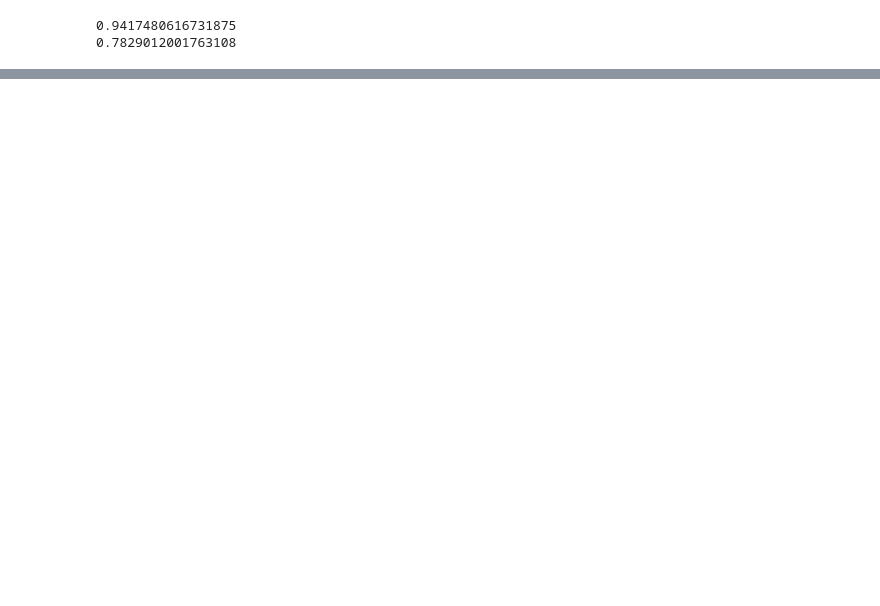
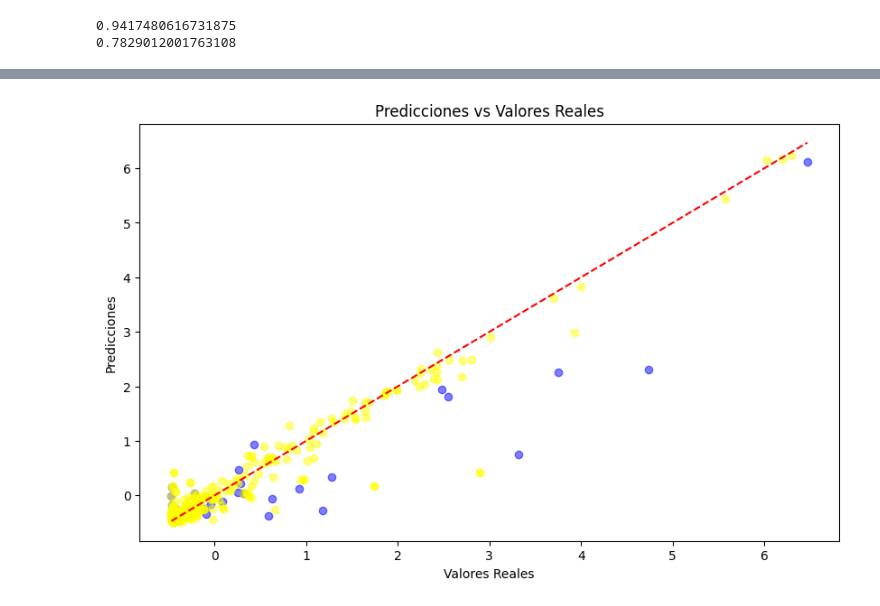
Before and after one commit to SantiMiquel/FantasyRegression, a Jupyter notebook: fantasy.ipynb, the cells around one changed output, grey strips where cells are left out. Drawn from its saved outputs; the diff is of its cells as text; code cells hidden in the pictures; blank space fills up the shorter version.

```diff
--- a/fantasy.ipynb
+++ b/fantasy.ipynb
@@ -383,6 +363,7 @@ for name, model in models.items():
     mse_test = mean_squared_error(y_test, y_pred_test)
 
     results_rfe[name] = {
+        "Model": best_model_grid,
         "Best Parameters": grid_search.best_params_,
         "features": model_rfe.n_features_,
         "caracteristicas": model_rfe.support_,
@@ -419 +400,4 @@ MSE Train: 0.14340438348363987, MSE Test: 0.5869176797641402
 --------------------------------------------------
+# %%
+best_model_overall = results_rfe['XGBoost']
+best_model_overall
@@ -433,0 +513,17 @@ print(r2_score(y_test, y_pred_test_bagging))
+# %%
+X_train_new = X_train[:, best_model_overall['caracteristicas']]  # Solo las características seleccionadas
+X_test_new = X_test[:, best_model_overall['caracteristicas']]
+
+y_pred_train_new = best_model_overall['Model'].predict(X_train_new)  # Usa tu modelo ajustado
+y_pred_test_new = best_model_overall['Model'].predict(X_test_new)  # Usa tu modelo ajustado
+
+plt.figure(figsize=(10, 6))
+plt.scatter(y_test, y_pred_test_new, color='blue', alpha=0.5)
+plt.scatter(y_train, y_pred_train_new, color='yellow', alpha=0.5)
+plt.plot([min(y_test), max(y_test)], [min(y_test), max(y_test)], color='red', linestyle='--')  # Línea de identidad
+plt.title('Predicciones vs Valores Reales')
+plt.xlabel('Valores Reales')
+plt.ylabel('Predicciones')
+plt.show()
+# %% [output]
+[figure, added]
```
Also changed, not shown: parts of 8 cells of this notebook.
